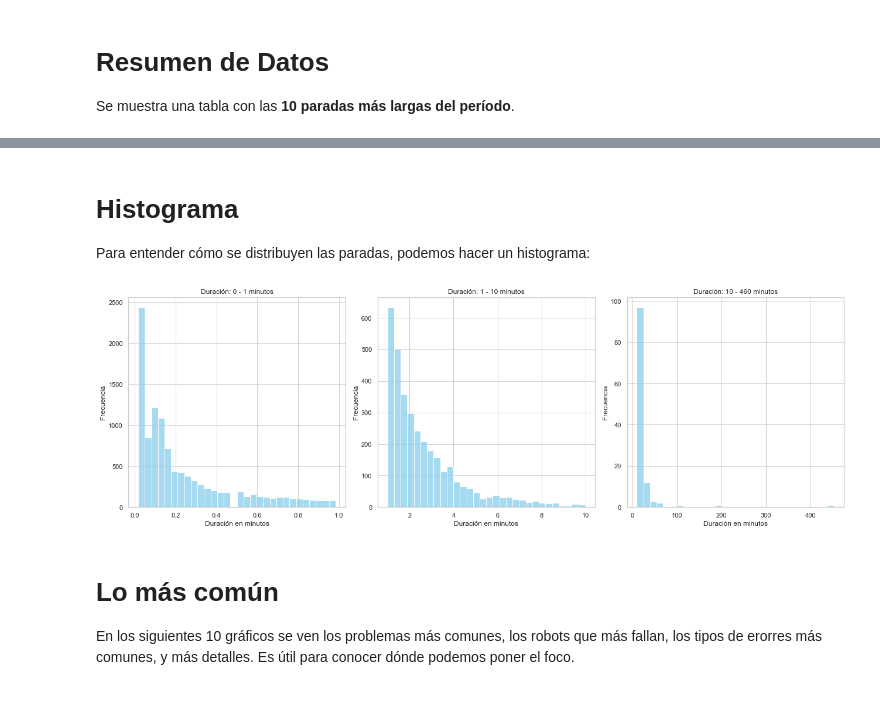
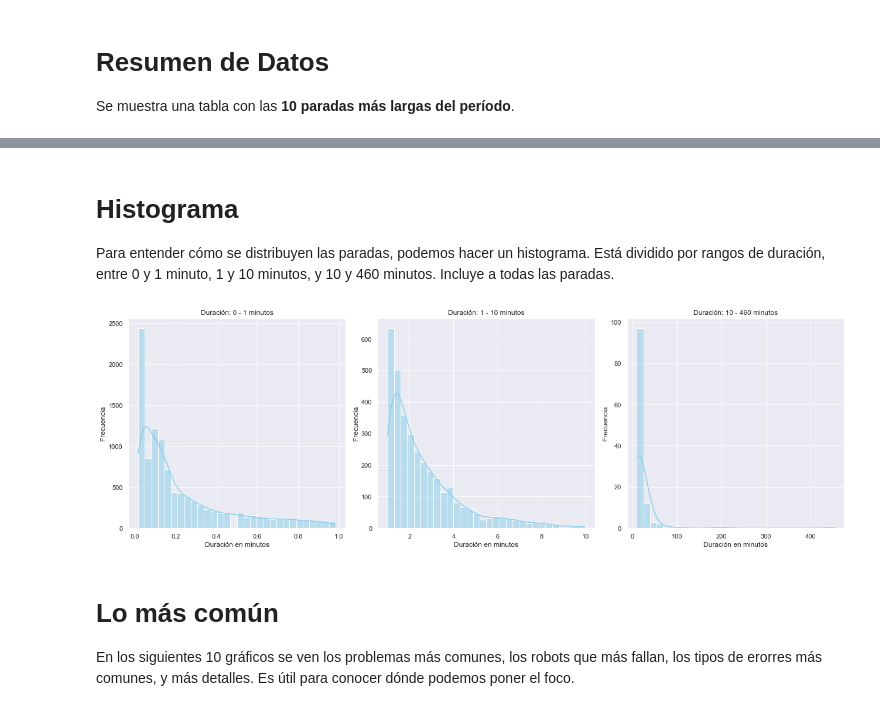
Before and after one commit to TomiMalamud/predictive-maintenance, a Jupyter notebook: smp-bm5z1.ipynb, the cells around one changed output, grey strips where cells are left out. Drawn from its saved outputs; the diff is of its cells as text; code cells hidden in the pictures.

```diff
--- a/smp-bm5z1.ipynb
+++ b/smp-bm5z1.ipynb
@@ -22,7 +22,7 @@ import matplotlib.pyplot as plt
 import seaborn as sns
 import numpy as np
 
-sns.set(style="whitegrid")
+sns.set(style="darkgrid")
 # %%
 df = pd.read_csv('C:\\Users\\pm24641\\OneDrive - Alliance\\Recursos PF\\BM5Z1.csv')
 # %% [markdown]
@@ -86,29 +127,29 @@ Top 10 paradas por duración (minutos):
 # %% [markdown]
 # Histograma
 
-Para entender cómo se distribuyen las paradas, podemos hacer un histograma:
+Para entender cómo se distribuyen las paradas, podemos hacer un histograma. Está dividido por rangos de duración, entre 0 y 1 minuto, 1 y 10 minutos, y 10 y 460 minutos. Incluye a todas las paradas.
 # %%
 filtered_duration = df[df['Duration'] > 0]['Duration'] / 60
 
 ranges = [
     (0, 1),
     (1, 10),
     (10, 460),
 ]
 
 fig, axes = plt.subplots(1, len(ranges), figsize=(18, 6))
 
 for ax, (lower, upper) in zip(axes, ranges):
     subset = filtered_duration[(filtered_duration >= lower) & (filtered_duration < upper)]
-    sns.histplot(subset, kde=False, bins=30, color='skyblue', ax=ax)
+    sns.histplot(subset, kde=True, bins=30, color='skyblue', ax=ax)
     ax.set_title(f'Duración: {lower} - {upper} minutos')
     ax.set_xlabel('Duración en minutos')
     ax.set_ylabel('Frecuencia')
 
 plt.tight_layout()
 plt.show()
 # %% [output]
-[figure, old version]
+[figure, new version]
 # %% [markdown]
 # Lo más común
 
```
Also changed, not shown: parts of 5 cells of this notebook.
